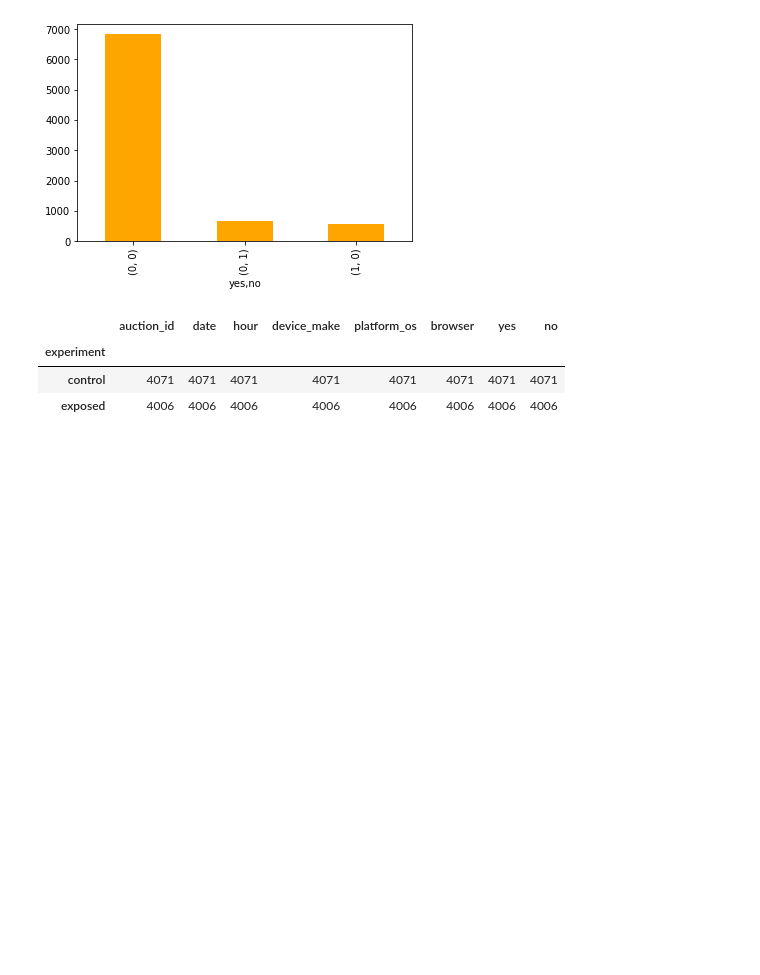
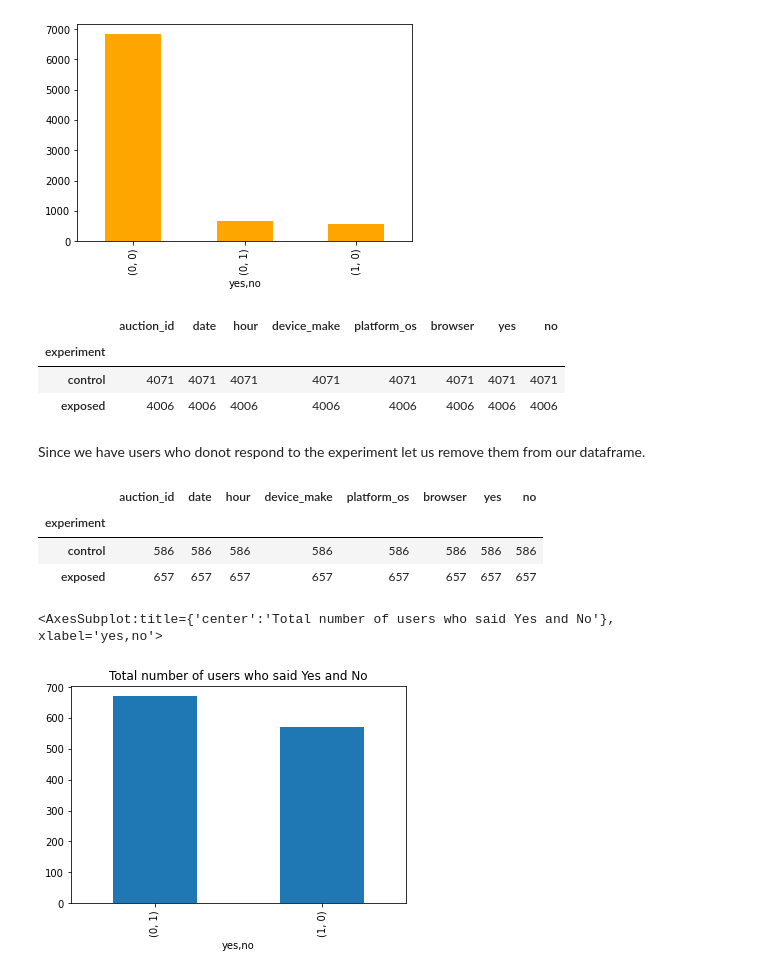
Before and after one commit to bkget/SmartAd-Performance-Aanalysis, a Jupyter notebook: notebooks/EDA_pipeline.ipynb, the cells around one changed output. Cells and saved outputs as stored; diff of their text form; code cells hidden in the pictures; blank space fills up the shorter version.

Commit message:
Get total number of users who respond yes and no

```diff
--- a/notebooks/EDA_pipeline.ipynb
+++ b/notebooks/EDA_pipeline.ipynb
@@ -141,9 +141,23 @@ data.groupby(['experiment']).count()
 | experiment |  |  |  |  |  |  |  |  |
 | control | 4071 | 4071 | 4071 | 4071 | 4071 | 4071 | 4071 | 4071 |
 | exposed | 4006 | 4006 | 4006 | 4006 | 4006 | 4006 | 4006 | 4006 |
+# %% [markdown]
+Since we have users who donot respond to the experiment let us remove them from our dataframe.
 # %%
 def delete_no_respond_users(df):
     cleaned_df = df.query("not (yes == 0 & no == 0)")
     return cleaned_df
 
 clean_df = delete_no_respond_users(data)
+# %%
+clean_df.groupby(['experiment']).count()
+# %% [output]
+|  | auction_id | date | hour | device_make | platform_os | browser | yes | no |
+| experiment |  |  |  |  |  |  |  |  |
+| control | 586 | 586 | 586 | 586 | 586 | 586 | 586 | 586 |
+| exposed | 657 | 657 | 657 | 657 | 657 | 657 | 657 | 657 |
+# %%
+clean_df[['yes','no']].value_counts().plot(kind='bar', title="Total number of users who said Yes and No")
+# %% [output]
+<AxesSubplot:title={'center':'Total number of users who said Yes and No'}, xlabel='yes,no'>
+[figure, added]
```
